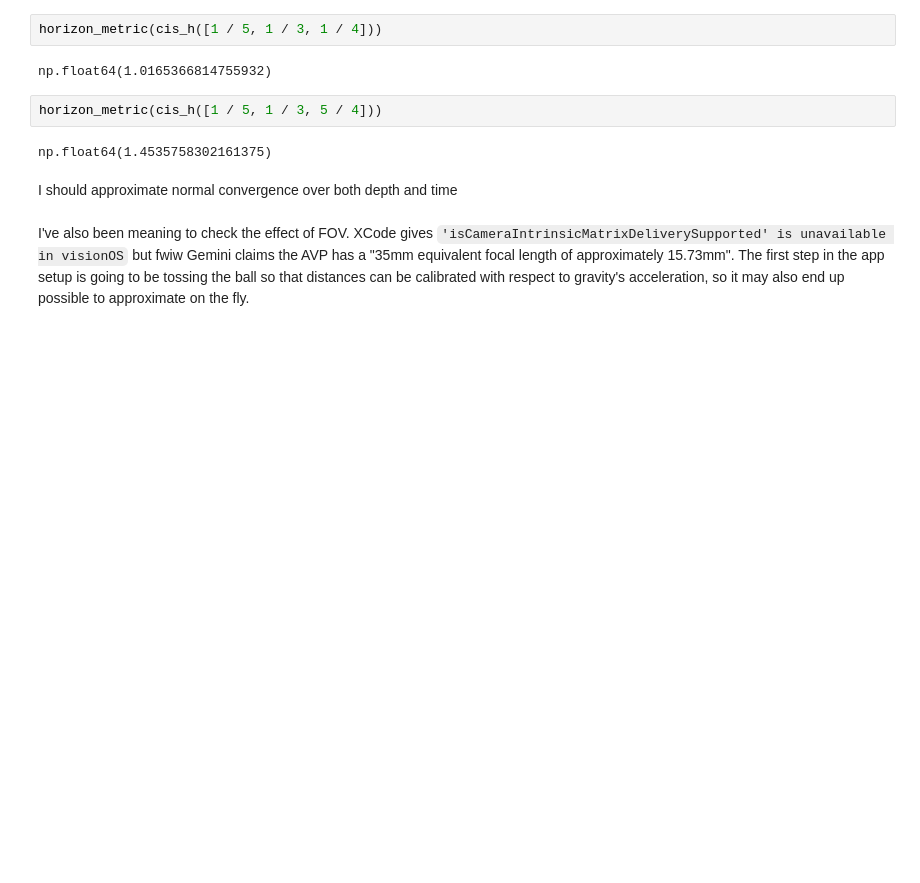
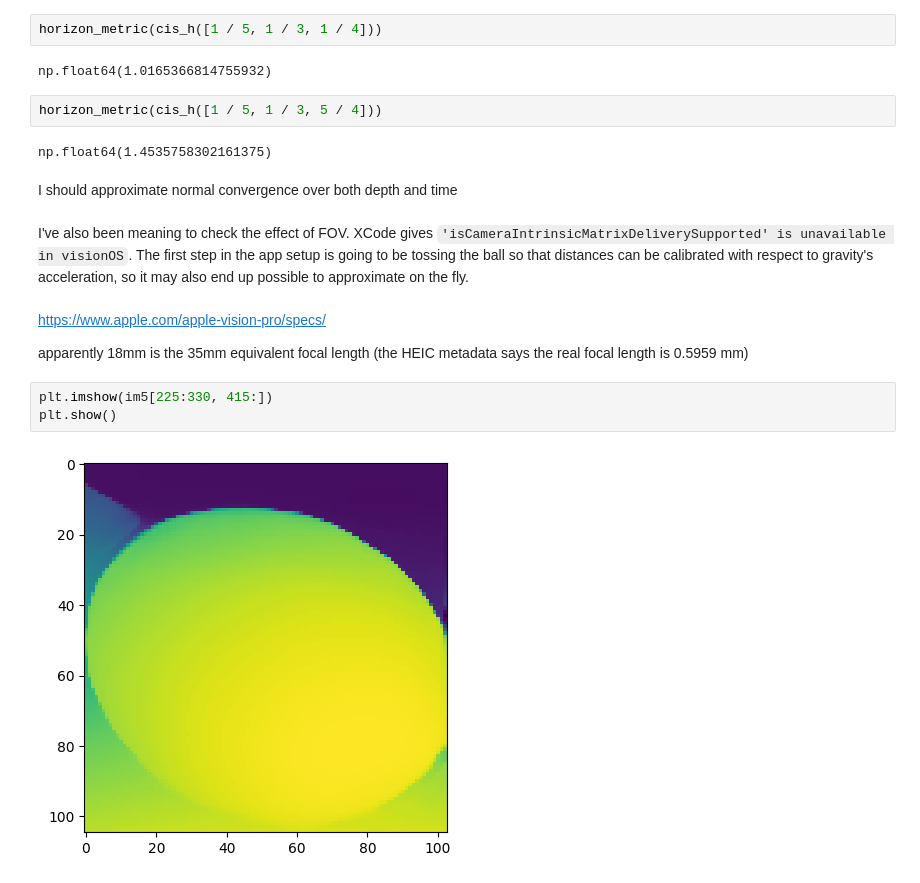
Before and after one commit to kentslaney/sphere-detector, a Jupyter notebook: spheroids.ipynb, the cells around one changed output. Drawn from its saved outputs; the diff is of its cells as text; blank space fills up the shorter version.

```diff
--- a/spheroids.ipynb
+++ b/spheroids.ipynb
@@ -311,4 +312,13 @@ np.float64(1.4535758302161375)
 # %% [markdown]
 I should approximate normal convergence over both depth and time
 # %% [markdown]
-I've also been meaning to check the effect of FOV. XCode gives `'isCameraIntrinsicMatrixDeliverySupported' is unavailable in visionOS` but fwiw Gemini claims the AVP has a "35mm equivalent focal length of approximately 15.73mm". The first step in the app setup is going to be tossing the ball so that distances can be calibrated with respect to gravity's acceleration, so it may also end up possible to approximate on the fly.
+I've also been meaning to check the effect of FOV. XCode gives `'isCameraIntrinsicMatrixDeliverySupported' is unavailable in visionOS`. The first step in the app setup is going to be tossing the ball so that distances can be calibrated with respect to gravity's acceleration, so it may also end up possible to approximate on the fly.
+# %% [markdown]
+https://www.apple.com/apple-vision-pro/specs/
+
+apparently 18mm is the 35mm equivalent focal length (the HEIC metadata says the real focal length is 0.5959 mm)
+# %%
+plt.imshow(im5[225:330, 415:])
+plt.show()
+# %% [output]
+[figure, added]
```
Also changed, not shown: parts of 8 cells of this notebook, 2 other files.
